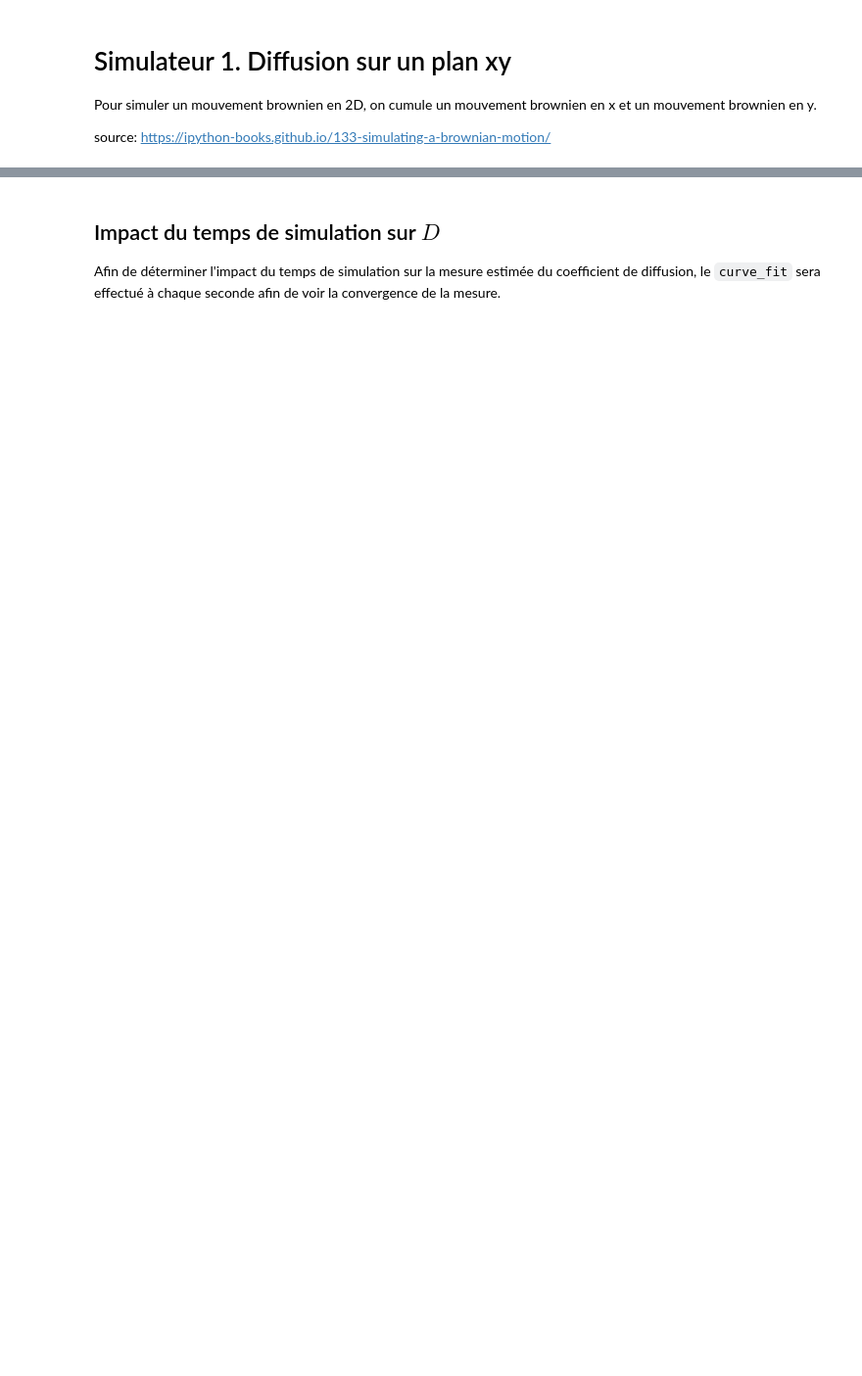
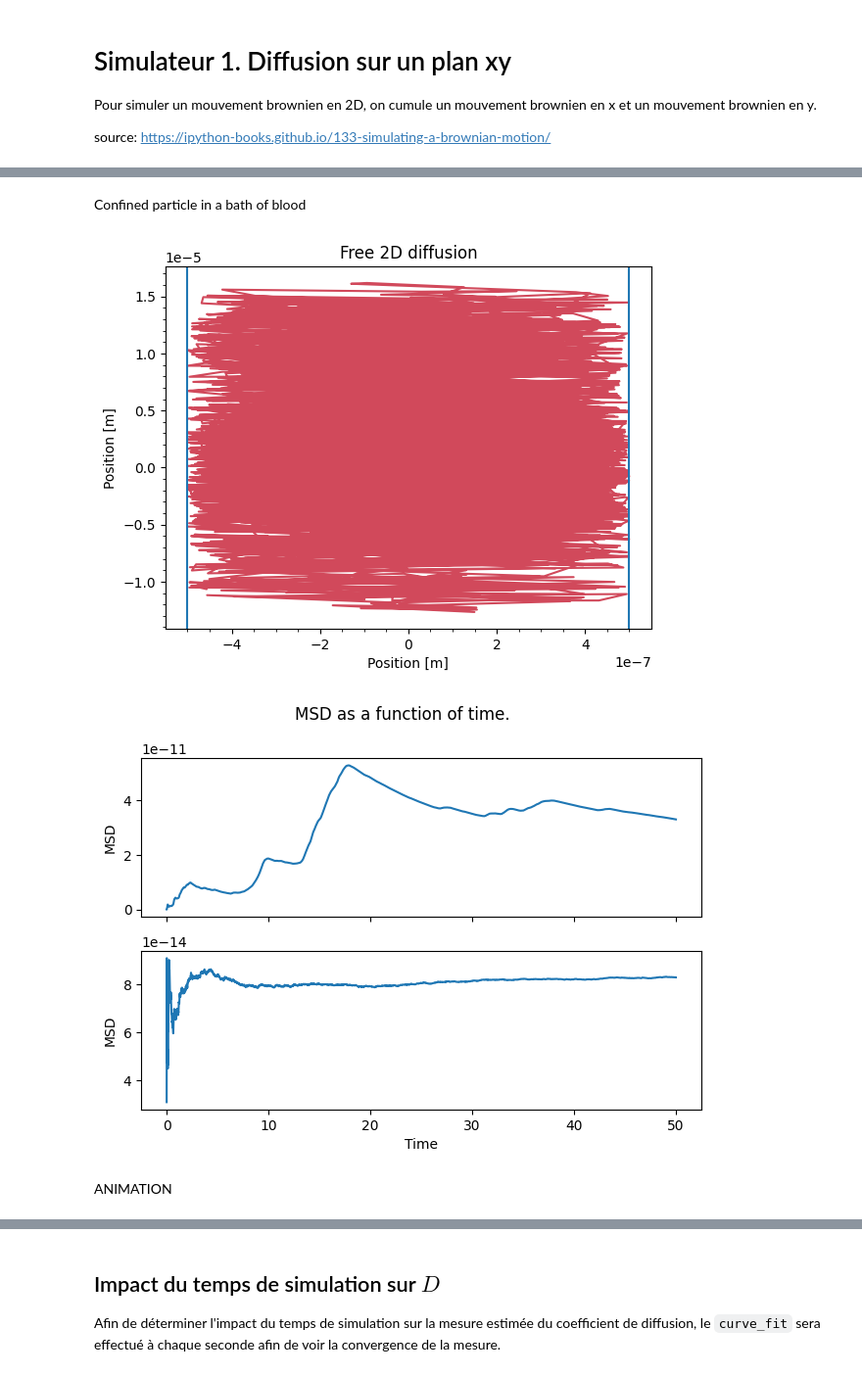
Before and after one commit to AntoineDaigle/dev_ads, a Jupyter notebook: TP2.ipynb, the cells around one changed output, grey strips where cells are left out. Shown at 98% size. Cells and saved outputs as stored; diff of their text form; code cells hidden in the pictures; blank space fills up the shorter version.

```diff
--- a/TP2.ipynb
+++ b/TP2.ipynb
@@ -200,3 +254,44 @@ class DiffusionSimulator():
+# %% [markdown]
+Confined particle in a bath of blood
+# %%
+Simulation = DiffusionSimulator(t=50, dt=0.01, dx=1, D=1e-9)
+time_array = np.linspace(0,Simulation.TotalTime,
+                         int(Simulation.TotalTime/Simulation.TimeSteps))
+
+Simulation.generation_motion_rectangle(1e-6, 1)  # Box of 10 X 10 meters
+x,y = Simulation.data
+plt.plot(x,y,color = colors[1])
+plt.title("Free 2D diffusion")
+plt.xlabel("Position [m]")
+plt.ylabel("Position [m]")
+plt.gca().ticklabel_format(style='sci', scilimits=(0, 0))
+plt.axvline(1e-6/2)
+plt.axvline(-1e-6/2)
+plt.minorticks_on()
+plt.show()
+
+def MeanSquaredDisplacement1D(position):
+    squared_position = np.square(position)
+    msd = np.empty(len(position))
+    for i in range(1, 1 + len(position)):
+        msd[i-1] = np.mean(squared_position[:i])
+    return msd
+
+
+fig, (ax1, ax2) = plt.subplots(2, sharex=True)
+ax1.plot(time_array, MeanSquaredDisplacement1D(y))
+ax2.plot(time_array, MeanSquaredDisplacement1D(x))
+ax1.set_ylabel("MSD")
+ax2.set_ylabel("MSD")
+ax2.set_xlabel("Time")
+plt.suptitle("MSD as a function of time.")
+plt.tight_layout()
+plt.show()
+# %% [output]
+[figure, added]
+[figure, added]
+# %% [markdown]
+ANIMATION
 # %%
 Simulation = DiffusionSimulator(t=100, dt=0.01, dx=1, D=1e-9)
 # Simulation.GenerateMotion()   # Uncomment for og
```
Also changed, not shown: parts of 8 cells of this notebook, 3 other files.
